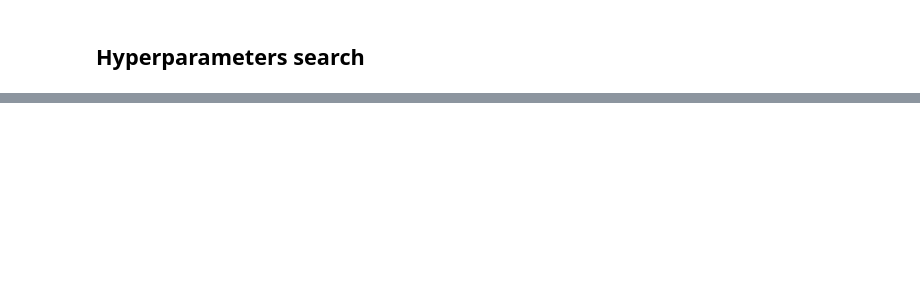
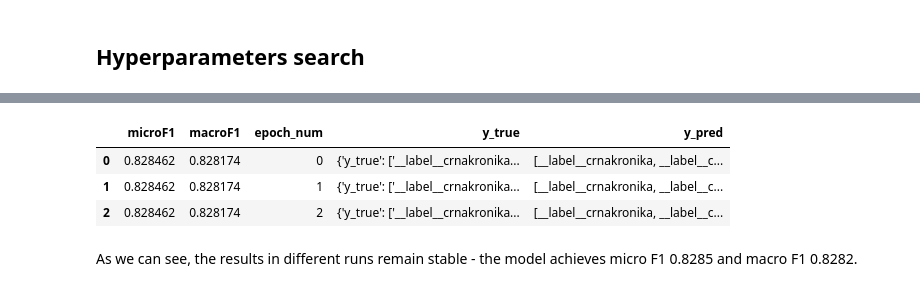
Before and after one commit to TajaKuzman/Topic-Classification-FastText-Transformers, a Jupyter notebook: 1-train-a-FastText-model.ipynb, the cells around one changed output, grey strips where cells are left out. Cells and saved outputs as stored; diff of their text form; code cells hidden in the pictures; blank space fills up the shorter version.

```diff
--- a/1-train-a-FastText-model.ipynb
+++ b/1-train-a-FastText-model.ipynb
@@ -313,0 +367,13 @@ for i in exp_range:
+# %%
+# Inspect results in a dataframe format
+
+df = pd.DataFrame(test_results)
+
+df
+# %% [output]
+|  | microF1 | macroF1 | epoch_num | y_true | y_pred |
+| 0 | 0.828462 | 0.828174 | 0 | {'y_true': ['__label__crnakronika... | [__label__crnakronika, __label__c... |
+| 1 | 0.828462 | 0.828174 | 1 | {'y_true': ['__label__crnakronika... | [__label__crnakronika, __label__c... |
+| 2 | 0.828462 | 0.828174 | 2 | {'y_true': ['__label__crnakronika... | [__label__crnakronika, __label__c... |
+# %% [markdown]
+As we can see, the results in different runs remain stable - the model achieves micro F1 0.8285 and macro F1 0.8282.
```
Also changed, not shown: parts of 24 cells of this notebook.
